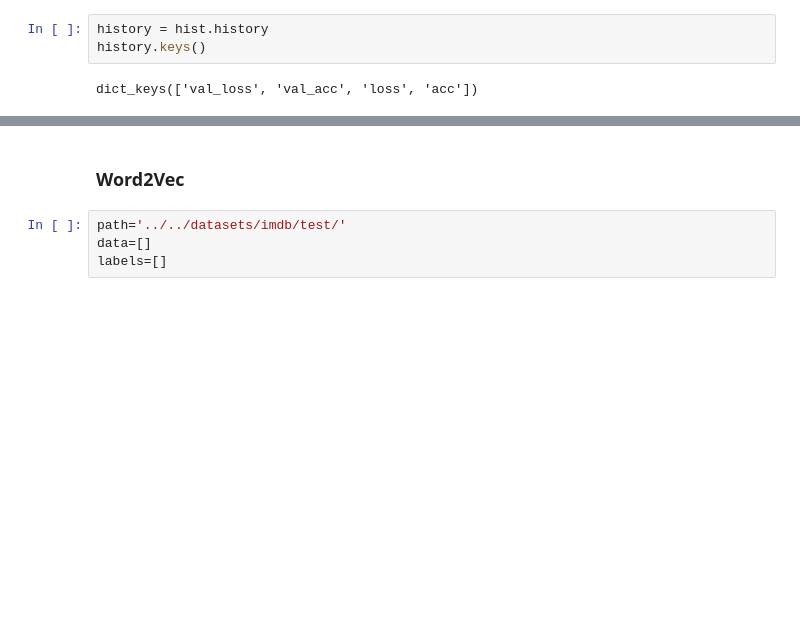
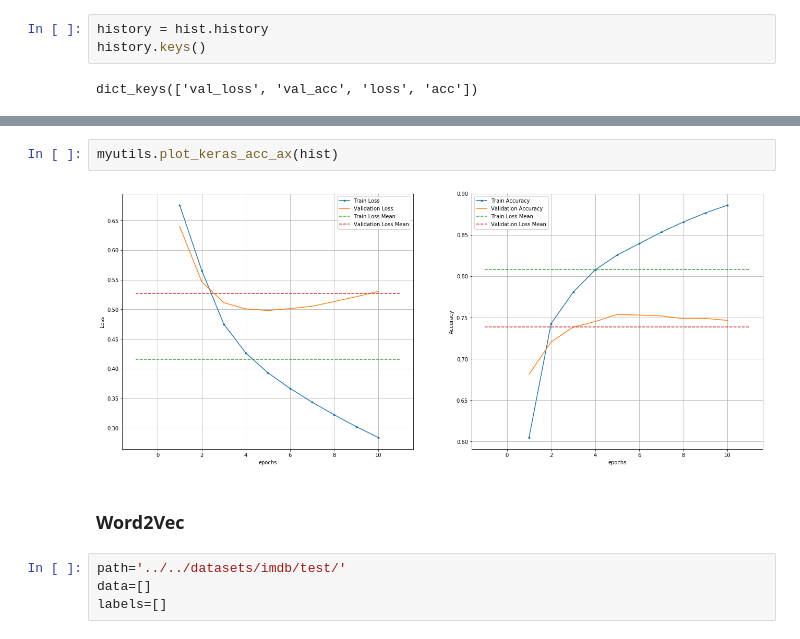
Before and after one commit to atulsingh0/DeepLearning, a Jupyter notebook: DLP/L6a.ipynb, the cells around one changed output, grey strips where cells are left out. Drawn from its saved outputs; the diff is of its cells as text; blank space fills up the shorter version.

```diff
--- a/DLP/L6a.ipynb
+++ b/DLP/L6a.ipynb
@@ -175,3 +167,7 @@ validation accuracy =  0.74856
+# %%
+myutils.plot_keras_acc_ax(hist)
+# %% [output]
+[figure, added]
 # %% [markdown]
 ### Word2Vec
 # %%
```
Also changed, not shown: parts of 16 cells of this notebook, 27 other files.
